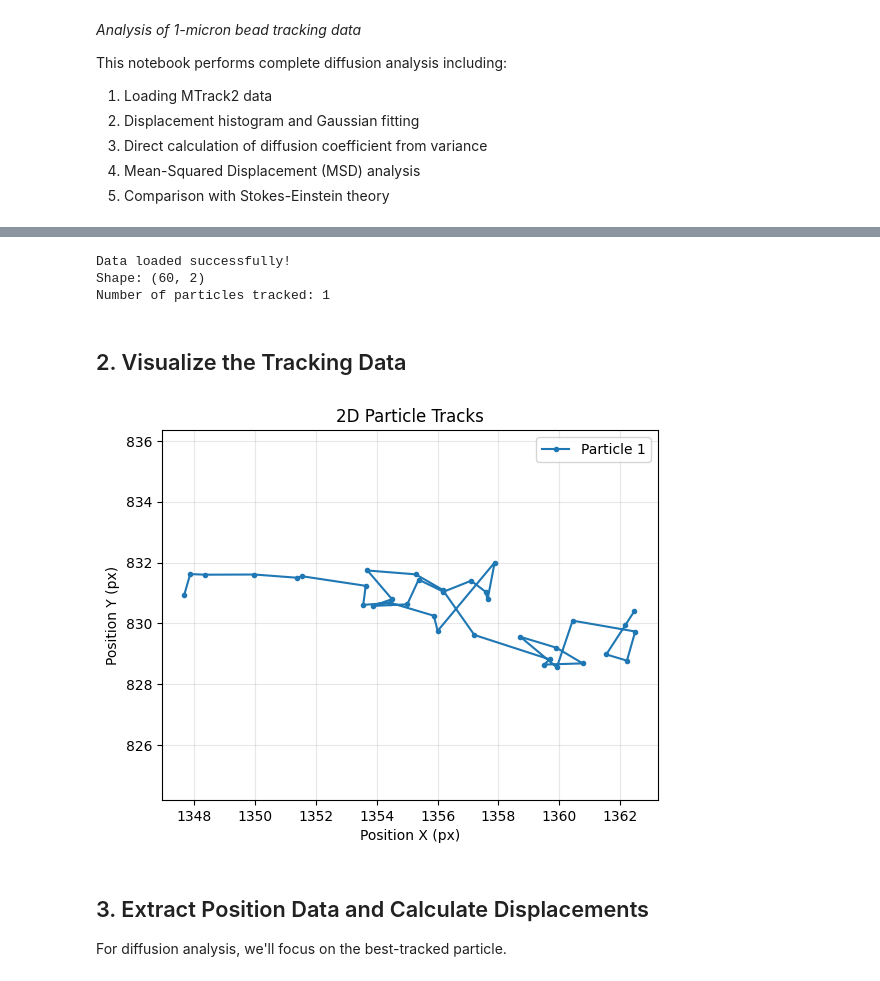
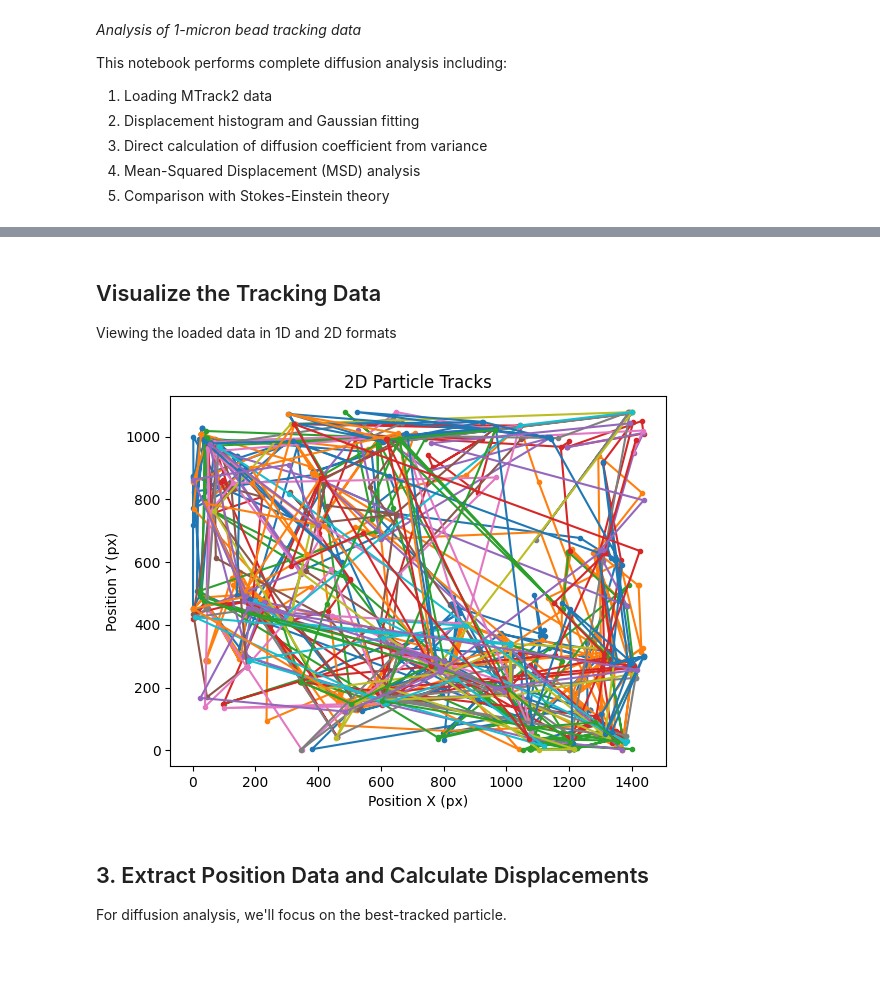
Before and after one commit to Ahilan-Bucket/phys332W-sfu, a Jupyter notebook: Lab2-Microscopy-and-Motility/Analysis/Diffusion_Analysis.ipynb, the cells around one changed output, grey strips where cells are left out. Drawn from its saved outputs; the diff is of its cells as text; code cells hidden in the pictures.

```diff
--- a/Lab2-Microscopy-and-Motility/Analysis/Diffusion_Analysis.ipynb
+++ b/Lab2-Microscopy-and-Motility/Analysis/Diffusion_Analysis.ipynb
@@ -24,30 +69,18 @@ Using the 5-30-100-11 tracking file (best parameters found)
 # %%
-# MODIFIED: Changed path to your specific data file
-# Original code used Test_Path = 'trackresults.txt'
-# FIXED: Corrected filename to match actual file name (was 5-30-100-11, should be min5px_minTrack-11)
-Data_Path = "../Data/2026-02-03/Phys332MM/Lab2-MM/min5px_minTrack-11-trackresults.txt"
-
-# MODIFIED: Changed delimiter from '\t' to '\t' (kept the same, but added invalid_raise=False)
-# Reason: Some lines at the end have different column counts, need to skip them gracefully
+# Load MTrack2 data
 my_data = np.genfromtxt(Data_Path, delimiter='\t', skip_header=2, skip_footer=1, invalid_raise=False)
 
 # Remove indexer, summary box and Flags column
-# MODIFIED: Fixed the dtype issue that was causing errors
-# Reason: Original code had type mismatch when deleting columns
-count = int(my_data.shape[1] // 3 + 1)
-A = np.zeros(count, dtype=int)
-for i in range(count):
-    A[i] = 3 * i
-
+A = np.zeros(my_data.shape[1]//3+1, dtype=int)
+for i in range(my_data.shape[1]//3+1):
+    A[i] = 3*i
 new_data = np.delete(my_data, A, axis=1)
 
-# Sorting the data - move NaN values to the end
+# Sort data - move NaN values to the end
 mask = np.isnan(new_data)
-
 new_mask = np.zeros(mask.shape)
 for ind, value in enumerate(mask):
     new_mask[ind, :] = ~value * (ind + 1)
-
 new_mask = new_mask.astype(np.int_)
 
 for row_index, row in enumerate(new_mask):
@@ -67,29 +100,62 @@ for i in range(new_mask.shape[0]):
         if temp < (new_mask.shape[0]):
             data[i, j] = new_data[temp, j]
 
-print(f"Data loaded successfully!")
-print(f"Shape: {data.shape}")
-print(f"Number of particles tracked: {data.shape[1] // 2}")
+# ============================================================================
+# PARTICLE STATISTICS
+# ============================================================================
+total_frames = data.shape[0]
+total_particles = data.shape[1] // 2
+
+# Calculate track length for each particle
+particle_info = []
+for i in range(total_particles):
+    x_data = data[:, 2*i]
+    track_length = np.sum(~np.isnan(x_data))
+    particle_info.append({'id': i+1, 'length': track_length})
+
+# Sort by track length (longest first)
+particle_info_sorted = sorted(particle_info, key=lambda x: x['length'], reverse=True)
+
+# Filter by minimum track length
+valid_particles = [p for p in particle_info_sorted if p['length'] >= MIN_TRACK_LENGTH]
+
+print("=" * 60)
+print("DATA LOADED - PARTICLE STATISTICS")
+print("=" * 60)
+print(f"\nFile: {Data_Path}")
+print(f"Total frames in video: {total_frames}")
+print(f"Total particles detected: {total_particles}")
+print(f"Particles with >= {MIN_TRACK_LENGTH} frames: {len(valid_particles)}")
+
+print(f"\nTop 10 particles by track length:")
+print(f"  {'Rank':<6} {'Particle':<10} {'Frames':<10} {'% of video':<12}")
+print(f"  {'-'*38}")
+for rank, p in enumerate(particle_info_sorted[:10], 1):
+    pct = p['length'] / total_frames * 100
+    print(f"  {rank:<6} {p['id']:<10} {p['length']:<10} {pct:.1f}%")
+
+if len(valid_particles) == 0:
+    print(f"\nWARNING: No particles have >= {MIN_TRACK_LENGTH} frames!")
+    print(f"Consider lowering MIN_TRACK_LENGTH in control variables.")
+else:
+    print(f"\n** {len(valid_particles)} particles available for analysis **")
-# %% [output]
-Data loaded successfully!
-Shape: (60, 2)
-Number of particles tracked: 1
 # %% [markdown]
-## 2. Visualize the Tracking Data
+## Visualize the Tracking Data
+Viewing the loaded data in 1D and 2D formats
 # %%
 # Plot 2D particle tracks
-for i in range(data.shape[1] // 2):
+for i in range(data.shape[1] // 5):
     plt.plot(data[:, 2*i], data[:, 2*i+1], 'o-', label=f'Particle {i+1}', markersize=3)
 
 plt.title('2D Particle Tracks')
 plt.xlabel('Position X (px)')
 plt.ylabel('Position Y (px)')
-plt.legend()
-plt.grid(True, alpha=0.3)
+#plt.legend()
+#plt.grid(True, alpha=0.3)
 plt.axis('equal')
 plt.show()
 # %% [output]
-[figure, old version]
+[figure, new version]
 # %% [markdown]
 ## 3. Extract Position Data and Calculate Displacements
 
```
Also changed, not shown: parts of 25 cells of this notebook, 15 other files.
